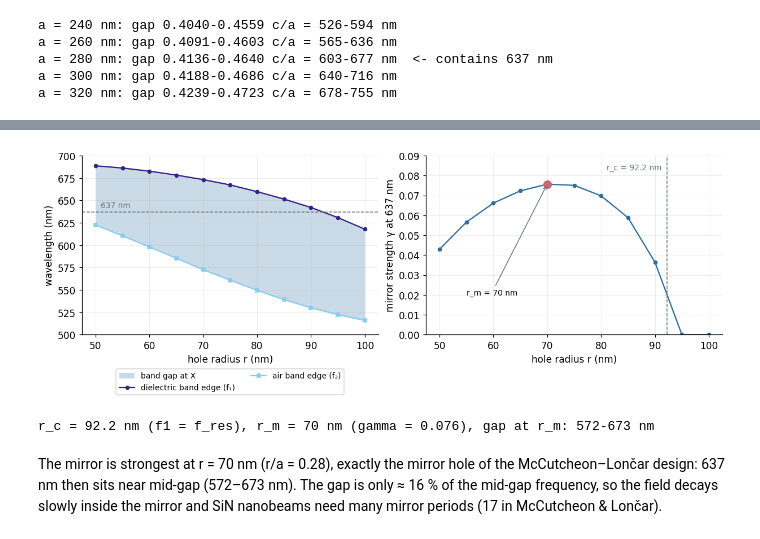
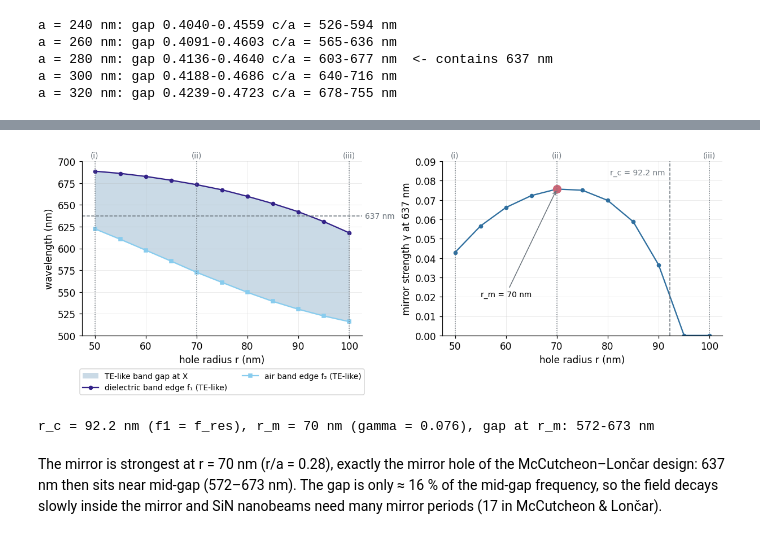
Before and after one commit to ykawaguchi-photonics/photonics-simulation-toolkit, a Jupyter notebook: sin_cavity/notebooks/01_bands_and_mirrors.ipynb, the cells around one changed output, grey strips where cells are left out. Saved outputs shown, nothing was run; the diff lists cells and outputs as text; code cells hidden in the pictures.

```diff
--- a/sin_cavity/notebooks/01_bands_and_mirrors.ipynb
+++ b/sin_cavity/notebooks/01_bands_and_mirrors.ipynb
@@ -143,32 +364,37 @@ gap). Their recipe fixes two radii from this map:
 # %%
-# Band edges (in nm) and mirror strength at 637 nm vs hole radius.
-E = np.load(DATA / "nanobeam" / "design_band_edges.npz")
+# TE-like band edges at X (in nm) and mirror strength at 637 nm vs hole radius;
+# dotted lines: the three radii drawn above.
 r_nm, f1, f2, gam = E["r"] * 1e3, E["f1"], E["f2"], E["gamma"]
 r_c = float(np.interp(F_RES, f1, E["r"])) * 1e3      # f1 rises with r
 r_m = float(r_nm[np.argmax(gam)])
 
 fig, (ax0, ax1) = plt.subplots(1, 2, figsize=(11, 4), layout="constrained")
-ax0.fill_between(r_nm, 1e3 / f2, 1e3 / f1, color=style.COLOR_STEEL, alpha=0.25, lw=0, label="band gap at X")
-ax0.plot(r_nm, 1e3 / f1, "o-", ms=4, color=style.COLOR_INDIGO, label="dielectric band edge (f₁)")
-ax0.plot(r_nm, 1e3 / f2, "s-", ms=4, color=style.COLOR_CYAN, label="air band edge (f₂)")
+ax0.fill_between(r_nm, 1e3 / f2, 1e3 / f1, color=style.COLOR_STEEL, alpha=0.25, lw=0, label="TE-like band gap at X")
+ax0.plot(r_nm, 1e3 / f1, "o-", ms=4, color=style.COLOR_INDIGO, label="dielectric band edge f₁ (TE-like)")
+ax0.plot(r_nm, 1e3 / f2, "s-", ms=4, color=style.COLOR_CYAN, label="air band edge f₂ (TE-like)")
 ax0.axhline(637, color=style.COLOR_REFERENCE, ls="--", lw=1)
-ax0.text(51, 640, "637 nm", color=style.COLOR_REFERENCE, fontsize=9, va="bottom")
+ax0.text(1.01, 637, "637 nm", color=style.COLOR_REFERENCE, fontsize=9, va="center", transform=ax0.get_yaxis_transform())
 ax0.set_xlabel("hole radius r (nm)"); ax0.set_ylabel("wavelength (nm)"); ax0.set_ylim(500, 700)
 ax0.legend(loc="upper center", bbox_to_anchor=(0.5, -0.17), ncol=2, fontsize=9)
 
 ax1.plot(r_nm, gam, "o-", ms=4, color=style.COLOR_STEEL)
 ax1.plot([r_m], [gam.max()], "o", ms=9, color=style.COLOR_ROSE)
 ax1.axvline(r_c, color=style.COLOR_REFERENCE, ls="--", lw=1)
 ax1.annotate(f"r_m = {r_m:.0f} nm", (r_m, gam.max()), (55, 0.02), fontsize=9,
              arrowprops=dict(arrowstyle="->", color=style.COLOR_REFERENCE))
 ax1.text(r_c - 1, 0.083, f"r_c = {r_c:.1f} nm", ha="right", fontsize=9, color=style.COLOR_REFERENCE)
 ax1.set_xlabel("hole radius r (nm)"); ax1.set_ylabel("mirror strength γ at 637 nm"); ax1.set_ylim(0, 0.09)
+for ax in (ax0, ax1):                                   # labels above the axes, off the data
+    for r, lab in zip((50, 70, 100), ("i", "ii", "iii")):
+        ax.axvline(r, color=style.COLOR_REFERENCE, ls=":", lw=1)
+        ax.text(r, 1.01, f"({lab})", ha="center", va="bottom", fontsize=9, color=style.COLOR_REFERENCE,
+                transform=ax.get_xaxis_transform())
 fig.savefig(DATA / "fig_nanobeam_mirror.png", dpi=150, bbox_inches="tight")
 plt.show()
 print(f"r_c = {r_c:.1f} nm (f1 = f_res), r_m = {r_m:.0f} nm (gamma = {gam.max():.3f}), "
       f"gap at r_m: {1e3 / f2[np.argmax(gam)]:.0f}-{1e3 / f1[np.argmax(gam)]:.0f} nm")
 # %% [output]
-[figure, old version]
+[figure, new version]
 r_c = 92.2 nm (f1 = f_res), r_m = 70 nm (gamma = 0.076), gap at r_m: 572-673 nm
 # %% [markdown]
 The mirror is strongest at r = 70 nm (r/a = 0.28), exactly the mirror hole of the
```
Also changed, not shown: parts of 14 cells of this notebook, 17 other files.
